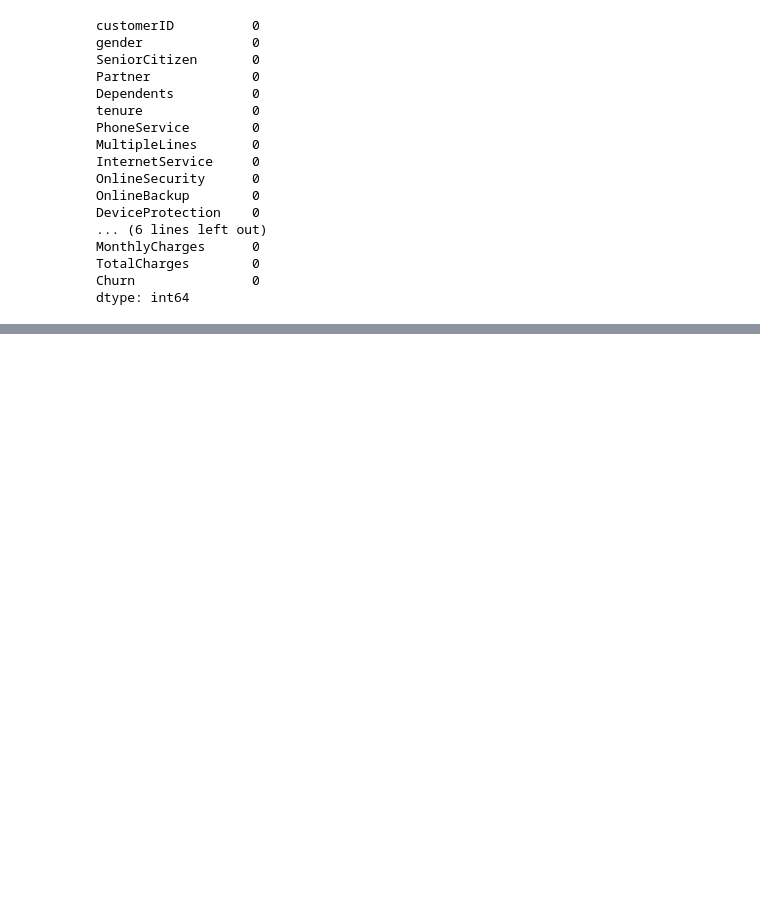
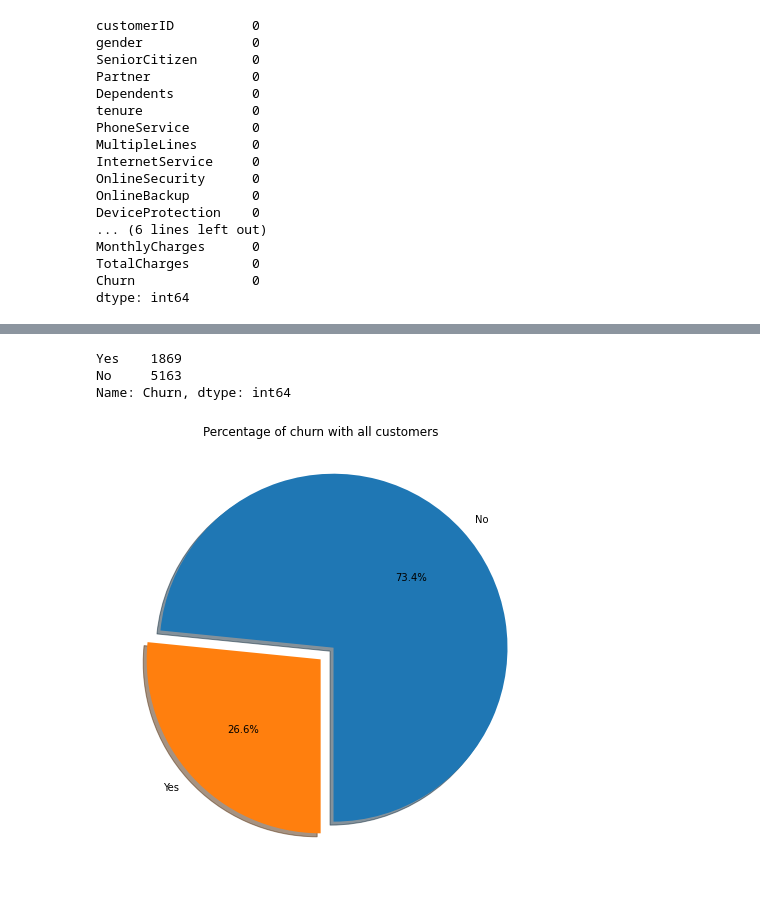
Before and after one commit to ShauliTaragin/ML-Sem1-Assignment, a Jupyter notebook: Classification task.ipynb, the cells around one changed output, grey strips where cells are left out. Saved outputs shown, nothing was run; the diff lists cells and outputs as text; code cells hidden in the pictures; blank space fills up the shorter version.

```diff
--- a/Classification task.ipynb
+++ b/Classification task.ipynb
@@ -94,3 +137,28 @@ df1.head()
 | 2 | Male | 0 | No | No | 2 | Yes | No | DSL | ... |
 | 3 | Male | 0 | No | No | 45 | No | No phone service | DSL | ... |
 | 4 | Female | 0 | No | No | 2 | Yes | No | Fiber optic | ... |
+# %%
+#My goal in this is project is to predict whether a given client will churn or not , lets focus on that , by understanding and searching for coralation with churn
+df1['Churn'].value_counts(sort = False)
+# %% [output]
+Yes    1869
+No     5163
+Name: Churn, dtype: int64
+# %%
+#lets see are main column in a graph using a pie from matplotlyb
+
+labels =df1['Churn'].value_counts(sort = True).index
+sizes = df1['Churn'].value_counts(sort = True)
+
+
+
+explode = (0.1,0)  # explode 1st slice
+rcParams['figure.figsize'] = 8,8
+
+plt.pie(sizes, explode=explode, labels=labels,
+        autopct='%1.1f%%', shadow=True, startangle=270,) #autopct adds percents
+
+plt.title('Percentage of churn with all customers')
+plt.show()
+# %% [output]
+[figure, added]
```
Also changed, not shown: parts of 2 cells of this notebook.
